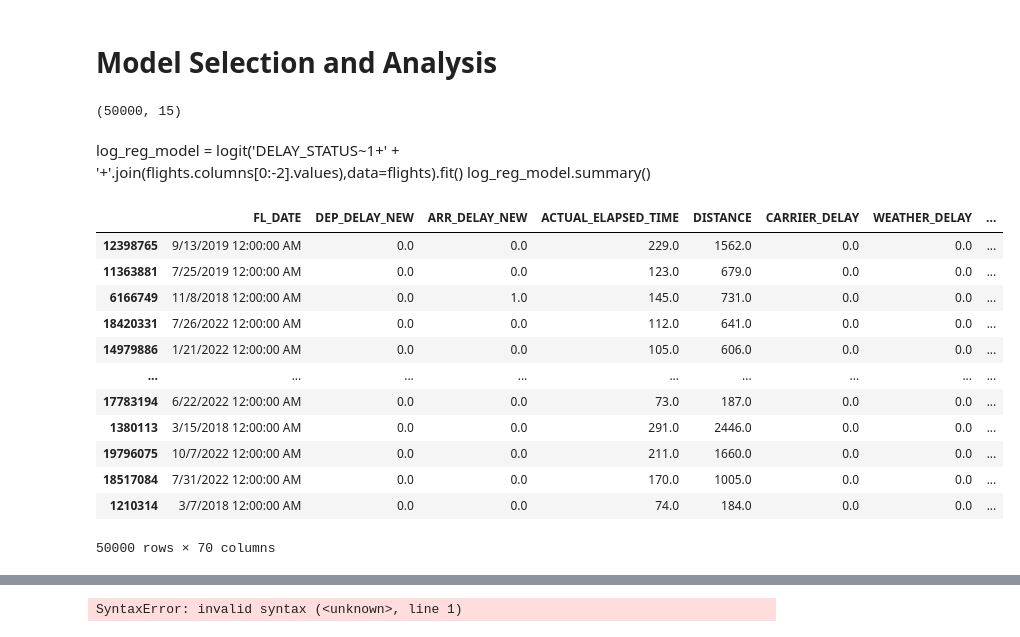
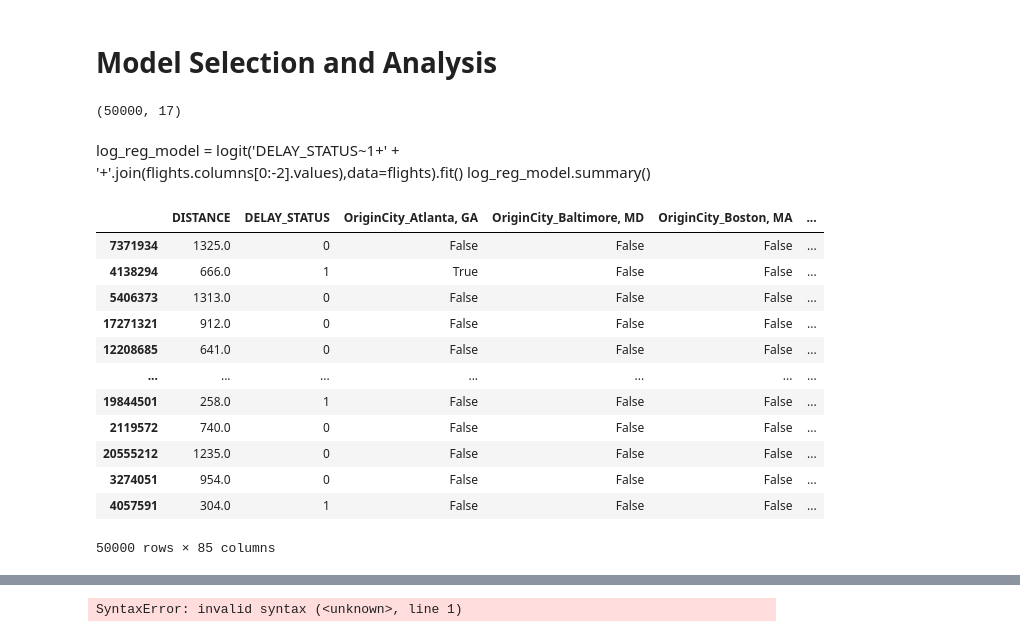
Before and after one commit to ssamat/COGS109, a Jupyter notebook: Final_Project_Template.ipynb, the cells around one changed output, grey strips where cells are left out. Drawn from its saved outputs; the diff is of its cells as text; code cells hidden in the pictures.

Commit message:
added month and year features

```diff
--- a/Final_Project_Template.ipynb
+++ b/Final_Project_Template.ipynb
@@ -103,3 +114,7 @@ flights
 | 21357355 | 12/31/2022 12:00:00 AM | YX | Wilmington, NC | Newark, NJ | 0.0 | 0.0 | ... |
 | 21357356 | 12/31/2022 12:00:00 AM | YX | Worcester, MA | New York, NY | NaN | NaN | ... |
 21357357 rows × 13 columns
+# %%
+flights['MONTH'] = [int(row.split('/')[0]) for row in flights['FL_DATE']]
+flights['YEAR'] = [int(row.split('/')[2].split(' ')[0]) for row in flights['FL_DATE']]
+print(flights['MONTH'], flights['YEAR'])
@@ -298,10 +331,10 @@ plt.show()
 flights = flights.dropna()
 
 # Get the top 20 most common cities in 'ORIGIN_CITY_NAME'
-top_origin_cities = flights['ORIGIN_CITY_NAME'].value_counts().nlargest(20).index
+top_origin_cities = flights['ORIGIN_CITY_NAME'].value_counts().nlargest(25).index
 
 # Get the top 20 most common cities in 'DEST_CITY_NAME'
-top_dest_cities = flights['DEST_CITY_NAME'].value_counts().nlargest(20).index
+top_dest_cities = flights['DEST_CITY_NAME'].value_counts().nlargest(25).index
 
 # Filter the DataFrame to include only the data for the top origin cities and top destination cities
 filtered_data = flights[(flights['ORIGIN_CITY_NAME'].isin(top_origin_cities)) & (flights['DEST_CITY_NAME'].isin(top_dest_cities))]
@@ -312,45 +345,59 @@ filtered_data = filtered_data.sample(n=50000, replace = False, random_state = 42
 
 filtered_data.shape
 # %% [output]
-(50000, 15)
+(50000, 17)
 # %% [markdown]
 
 log_reg_model = logit('DELAY_STATUS~1+' + '+'.join(flights.columns[0:-2].values),data=flights).fit()
 log_reg_model.summary()
 # %%
-
+#One hot Encoding of Categorical Data
 
 # Perform one-hot encoding for 'ORIGIN_CITY_NAME' with the top origin cities
 origin_city_encoded = pd.get_dummies(filtered_data['ORIGIN_CITY_NAME'], prefix='OriginCity')
 
 # Perform one-hot encoding for 'DEST_CITY_NAME' with the top destination cities
 dest_city_encoded = pd.get_dummies(filtered_data['DEST_CITY_NAME'], prefix='DestCity')
 
 # Perform one-hot encoding for 'OP_UNIQUE_CARRIER'
 carrier_encoded = pd.get_dummies(filtered_data['OP_UNIQUE_CARRIER'], prefix='Carrier')
 
+# Perform one-hot encoding for 'MONTH'
+month_encoded = pd.get_dummies(filtered_data['MONTH'], prefix='Month')
+
+# Perform one-hot encoding for 'YEAR'
+year_encoded = pd.get_dummies(filtered_data['YEAR'], prefix='YEAR')
+
 # Concatenate the one-hot encoded columns with the original DataFrame
-encoded_data = pd.concat([filtered_data, origin_city_encoded, dest_city_encoded, carrier_encoded], axis=1)
+encoded_data = pd.concat([filtered_data, origin_city_encoded, dest_city_encoded, carrier_encoded, month_encoded,
+                           year_encoded], axis=1)
 
 # Drop the original categorical columns from the encoded DataFrame
-encoded_data.drop(['ORIGIN_CITY_NAME', 'DEST_CITY_NAME', 'OP_UNIQUE_CARRIER'], axis=1, inplace=True)
+encoded_data = encoded_data.drop(['ORIGIN_CITY_NAME', 'DEST_CITY_NAME', 'OP_UNIQUE_CARRIER'], axis=1)
+delay_columns = [col for col in flights.columns if "DELAY" in col]
+delay_columns.remove('DELAY_STATUS')
+encoded_data = encoded_data.drop(columns=delay_columns, axis=1)
+encoded_data = encoded_data.drop(columns=['FL_DATE', 'ACTUAL_ELAPSED_TIME', 'MONTH', 'YEAR'])
 
-# View the resulting encoded DataFrame
+
+# Scale the data
+scaler = StandardScaler()
+x_train_scaled = scaler.fit_transform(encoded_data)
 encoded_data
 # %% [output]
-|  | FL_DATE | DEP_DELAY_NEW | ARR_DELAY_NEW | ACTUAL_ELAPSED_TIME | DISTANCE | CARRIER_DELAY | WEATHER_DELAY | ... |
-| 12398765 | 9/13/2019 12:00:00 AM | 0.0 | 0.0 | 229.0 | 1562.0 | 0.0 | 0.0 | ... |
-| 11363881 | 7/25/2019 12:00:00 AM | 0.0 | 0.0 | 123.0 | 679.0 | 0.0 | 0.0 | ... |
-| 6166749 | 11/8/2018 12:00:00 AM | 0.0 | 1.0 | 145.0 | 731.0 | 0.0 | 0.0 | ... |
-| 18420331 | 7/26/2022 12:00:00 AM | 0.0 | 0.0 | 112.0 | 641.0 | 0.0 | 0.0 | ... |
-| 14979886 | 1/21/2022 12:00:00 AM | 0.0 | 0.0 | 105.0 | 606.0 | 0.0 | 0.0 | ... |
-| ... | ... | ... | ... | ... | ... | ... | ... | ... |
-| 17783194 | 6/22/2022 12:00:00 AM | 0.0 | 0.0 | 73.0 | 187.0 | 0.0 | 0.0 | ... |
-| 1380113 | 3/15/2018 12:00:00 AM | 0.0 | 0.0 | 291.0 | 2446.0 | 0.0 | 0.0 | ... |
-| 19796075 | 10/7/2022 12:00:00 AM | 0.0 | 0.0 | 211.0 | 1660.0 | 0.0 | 0.0 | ... |
-| 18517084 | 7/31/2022 12:00:00 AM | 0.0 | 0.0 | 170.0 | 1005.0 | 0.0 | 0.0 | ... |
-| 1210314 | 3/7/2018 12:00:00 AM | 0.0 | 0.0 | 74.0 | 184.0 | 0.0 | 0.0 | ... |
+|  | DISTANCE | DELAY_STATUS | OriginCity_Atlanta, GA | OriginCity_Baltimore, MD | OriginCity_Boston, MA | ... |
+| 7371934 | 1325.0 | 0 | False | False | False | ... |
+| 4138294 | 666.0 | 1 | True | False | False | ... |
+| 5406373 | 1313.0 | 0 | False | False | False | ... |
+| 17271321 | 912.0 | 0 | False | False | False | ... |
+| 12208685 | 641.0 | 0 | False | False | False | ... |
+| ... | ... | ... | ... | ... | ... | ... |
+| 19844501 | 258.0 | 1 | False | False | False | ... |
+| 2119572 | 740.0 | 0 | False | False | False | ... |
+| 20555212 | 1235.0 | 0 | False | False | False | ... |
+| 3274051 | 954.0 | 0 | False | False | False | ... |
+| 4057591 | 304.0 | 1 | False | False | False | ... |
-50000 rows × 70 columns
+50000 rows × 85 columns
 # %%
 #this is a subset of the random sample, just to make sure the model runs
 
```
Also changed, not shown: parts of 10 cells of this notebook.
